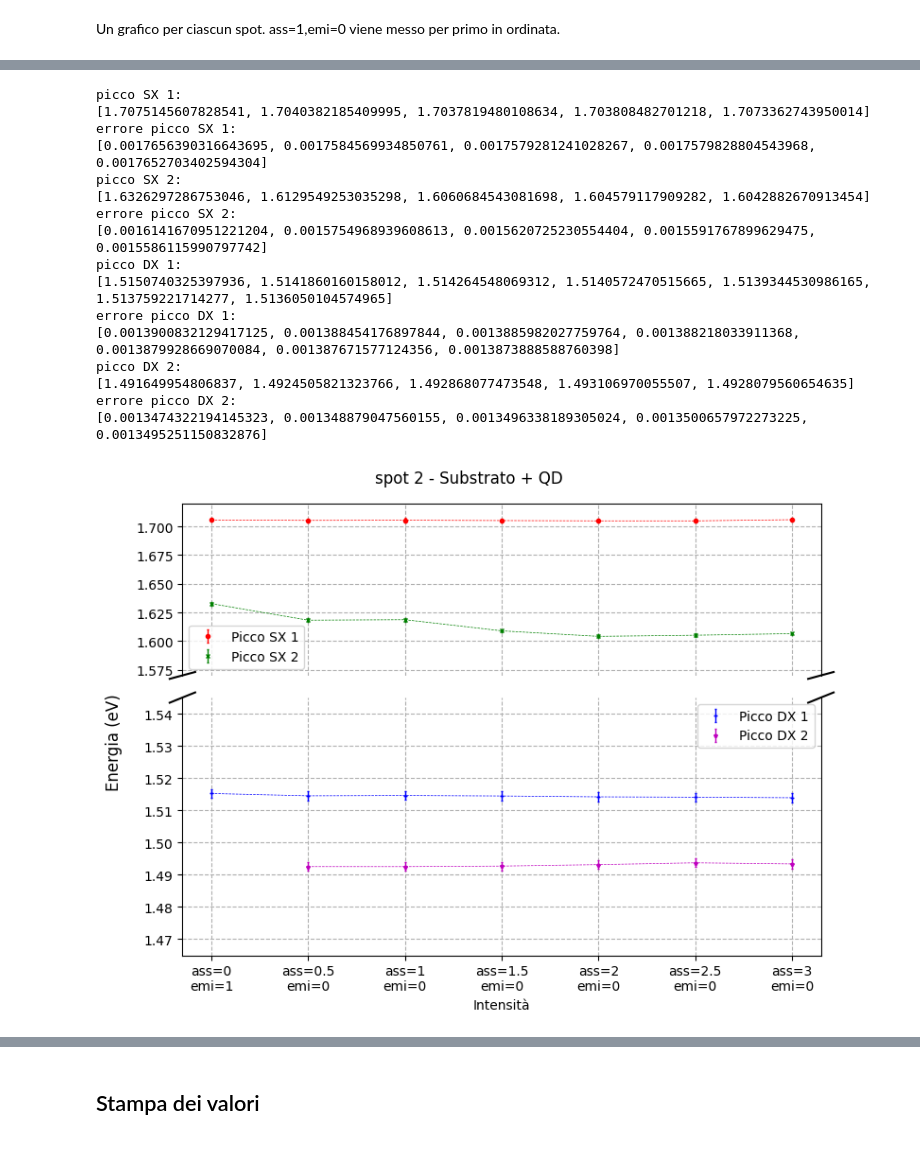
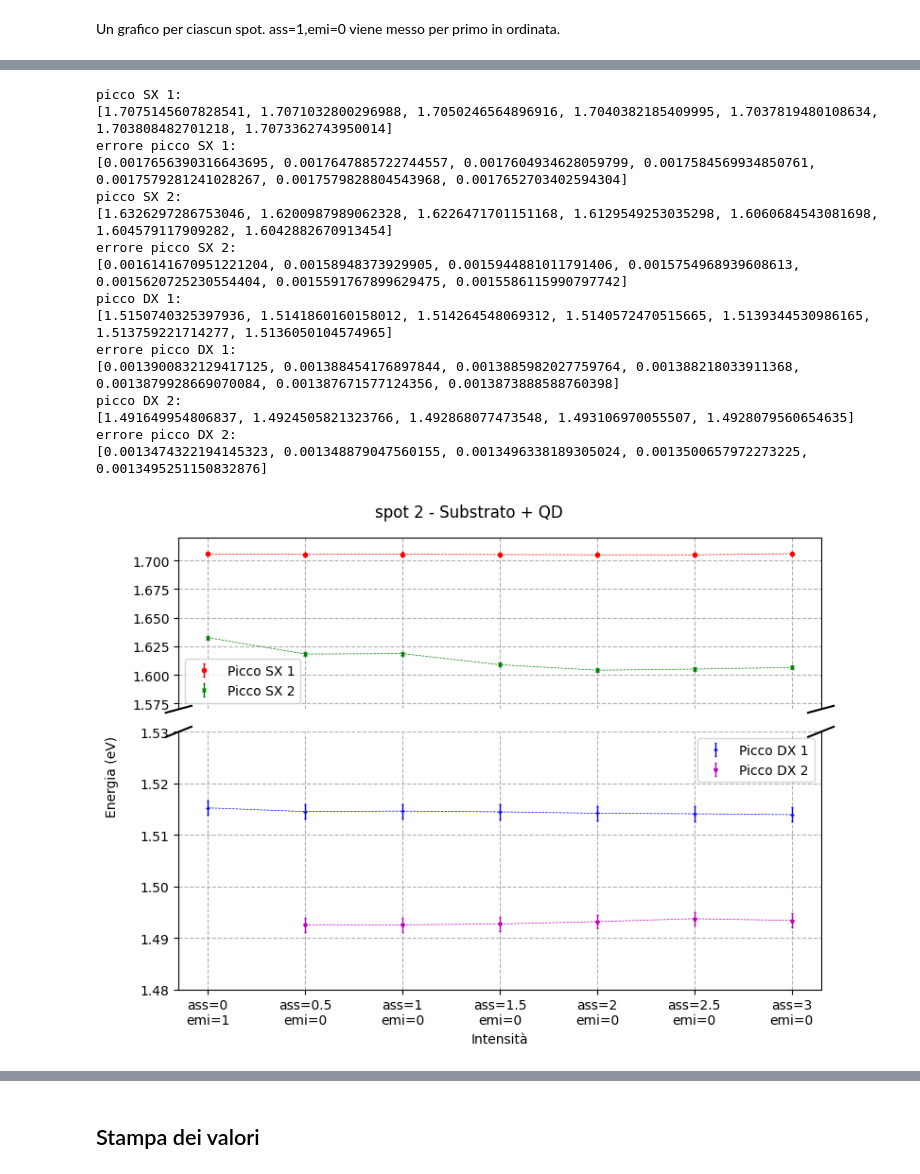
Before and after one commit to zosojack/lab-ss, a Jupyter notebook: QM2/Analisi/tre_spot_plot.ipynb, the cells around one changed output, grey strips where cells are left out. Cells and saved outputs as stored; diff of their text form; code cells hidden in the pictures.

```diff
--- a/QM2/Analisi/tre_spot_plot.ipynb
+++ b/QM2/Analisi/tre_spot_plot.ipynb
@@ -154,12 +154,12 @@ for spot in arr_spot:
     fig, (ax1, ax2) = plt.subplots(2, 1, sharex=True, figsize=(8, 6), gridspec_kw={'height_ratios': [1, 1]})
 
     # Primo asse: picco SX
-    ax1.errorbar(x1, y1, yerr=err_y1, fmt='ro', label='Picco SX', markersize=3, elinewidth=1, capsize=1)
-    ax1.set_ylim(1.7325, 1.7475)  # Intervallo per il primo picco
+    ax1.errorbar(x1, y1, yerr=err_y1, fmt='ro', label='Picco SX', markersize=3, elinewidth=0.8, capsize=2)
+    ax1.set_ylim(1.736, 1.746)  # Intervallo per il primo picco
 
     # Secondo asse: picco DX
-    ax2.errorbar(x2, y2, yerr=err_y2, fmt='b+', label='Picco DX', markersize=3, elinewidth=1, capsize=1)
-    ax2.set_ylim(1.5075, 1.52)  # Intervallo per il secondo picco
+    ax2.errorbar(x2, y2, yerr=err_y2, fmt='b+', label='Picco DX', markersize=5, elinewidth=0.8, capsize=2)
+    ax2.set_ylim(1.5065, 1.5195)  # Intervallo per il secondo picco
 
     # Etichette personalizzate per l'asse x
     ax2.set_xticks(range(1, 8))
@@ -194,6 +194,7 @@ for spot in arr_spot:
 
     # Mostrare il grafico
     plt.suptitle('spot ' + str(spot) + ' - Substrato')
+    plt.tight_layout()
     plt.show()
 
 
@@ -328,6 +347,11 @@ for spot in arr_spot:
 ### Plot
 # %% [markdown]
 Un grafico per ciascun spot. ass=1,emi=0 viene messo per primo in ordinata.
+# %%
+# per plottare successivamente il picco qd di tutti e tre gli spot
+qd_array = []
+err_qd_array = []
+x_qd_array = []
 # %%
 for spot in arr_spot:
     # picco sx 1
@@ -385,6 +409,10 @@ for spot in arr_spot:
     y2 = [y_val for y_val in y2 if y_val != 0]
     err_y2 = [e_y_val for e_y_val in err_y2 if e_y_val != 0]
 
+    qd_array.append(y2)
+    err_qd_array.append(err_y2)
+    x_qd_array.append(x2)
+
     x3 = [x_val for x_val, y_val in zip(x3, y3) if y_val != 0]
     y3 = [y_val for y_val in y3 if y_val != 0]
     err_y3 = [e_y_val for e_y_val in err_y3 if e_y_val != 0]
@@ -415,7 +443,7 @@ for spot in arr_spot:
     ax2.plot(x3, y3, linestyle='--', color='b', linewidth=0.5) # unisce i punti
     ax2.errorbar(x4, y4, yerr=err_y4, fmt='m*', label='Picco DX 2', markersize=3, elinewidth=1, capsize=1)
     ax2.plot(x4, y4, linestyle='--', color='m', linewidth=0.5) # unisce i punti
-    ax2.set_ylim(1.465, 1.545)  # Intervallo inferiore
+    ax2.set_ylim(1.48, 1.53)  # Intervallo inferiore
     ax2.spines['top'].set_visible(False)
     ax2.grid(linestyle='--')
 
@@ -435,7 +463,7 @@ for spot in arr_spot:
     ax2.set_xticklabels(etichette_x)
     ax1.legend()
     ax2.legend()
-    fig.supylabel('Energia (eV)')
+    fig.supylabel('Energia (eV)', fontsize=10)
     fig.suptitle('spot ' + str(spot) + ' - Substrato + QD')
 
     # Mostrare il grafico
@@ -465,20 +493,20 @@ for spot in arr_spot:
 picco SX 1:
-[1.7075145607828541, 1.7040382185409995, 1.7037819480108634, 1.703808482701218, 1.7073362743950014]
+[1.7075145607828541, 1.7071032800296988, 1.7050246564896916, 1.7040382185409995, 1.7037819480108634, 1.703808482701218, 1.7073362743950014]
 errore picco SX 1:
-[0.0017656390316643695, 0.0017584569934850761, 0.0017579281241028267, 0.0017579828804543968, 0.0017652703402594304]
+[0.0017656390316643695, 0.0017647885722744557, 0.0017604934628059799, 0.0017584569934850761, 0.0017579281241028267, 0.0017579828804543968, 0.0017652703402594304]
 picco SX 2:
-[1.6326297286753046, 1.6129549253035298, 1.6060684543081698, 1.604579117909282, 1.6042882670913454]
+[1.6326297286753046, 1.6200987989062328, 1.6226471701151168, 1.6129549253035298, 1.6060684543081698, 1.604579117909282, 1.6042882670913454]
 errore picco SX 2:
-[0.0016141670951221204, 0.0015754968939608613, 0.0015620725230554404, 0.0015591767899629475, 0.0015586115990797742]
+[0.0016141670951221204, 0.00158948373929905, 0.0015944881011791406, 0.0015754968939608613, 0.0015620725230554404, 0.0015591767899629475, 0.0015586115990797742]
 picco DX 1:
 [1.5150740325397936, 1.5141860160158012, 1.514264548069312, 1.5140572470515665, 1.5139344530986165, 1.513759221714277, 1.5136050104574965]
 errore picco DX 1:
 [0.0013900832129417125, 0.001388454176897844, 0.0013885982027759764, 0.001388218033911368, 0.0013879928669070084, 0.001387671577124356, 0.0013873888588760398]
 picco DX 2:
 [1.491649954806837, 1.4924505821323766, 1.492868077473548, 1.493106970055507, 1.4928079560654635]
 errore picco DX 2:
 [0.0013474322194145323, 0.001348879047560155, 0.0013496338189305024, 0.0013500657972273225, 0.0013495251150832876]
-[figure, old version]
+[figure, new version]
 picco SX 1:
 [1.705727615601335, 1.7053215323098252, 1.7054894229910977, 1.7051781971543232, 1.7049241281556153, 1.7049118137396397, 1.7059421694380639]
 errore picco SX 1:
```
Also changed, not shown: parts of 5 cells of this notebook, 7 other files.
